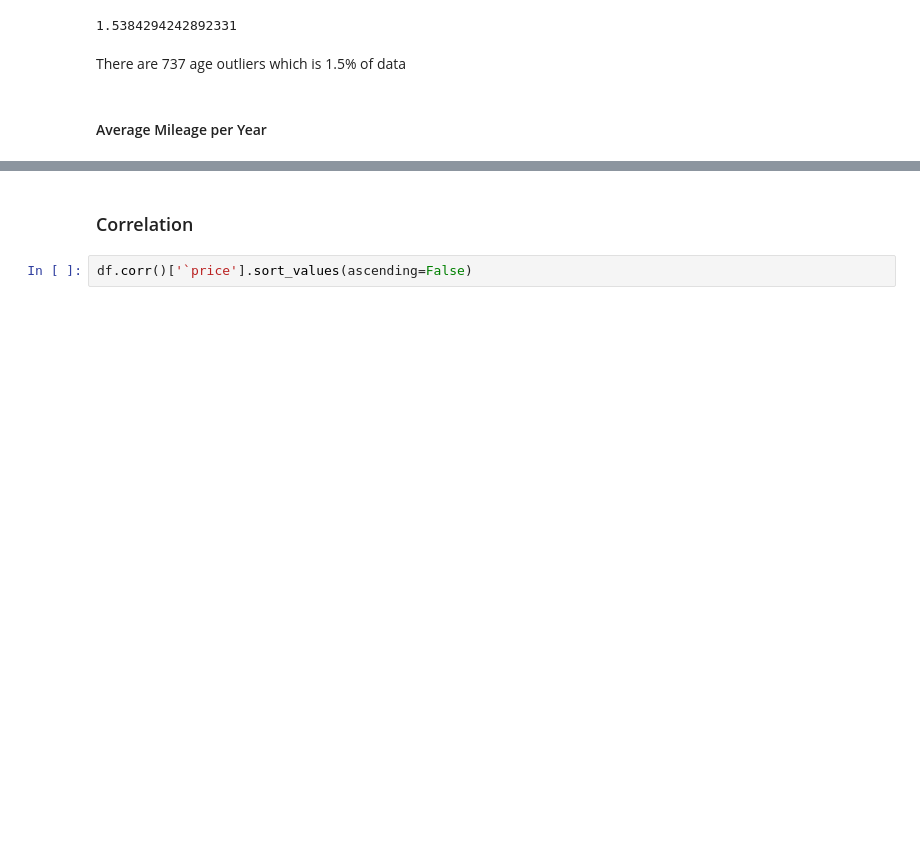
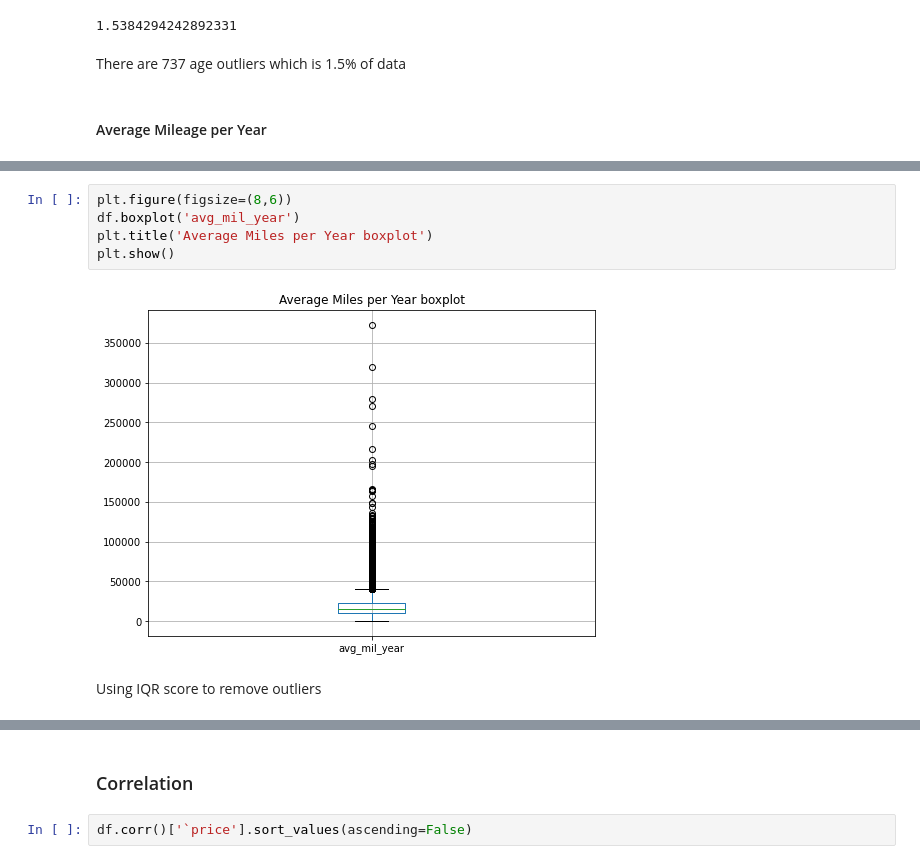
Before and after one commit to rainbowmoonlight/Yandex_Practicum_Projects, a Jupyter notebook: 02 Car Sales Ads Project/Car Sales Ads.ipynb, the cells around one changed output, grey strips where cells are left out. Saved outputs shown, nothing was run; the diff lists cells and outputs as text; blank space fills up the shorter version.

Commit message:
update EDA outliers car sales ads

```diff
--- a/02 Car Sales Ads Project/Car Sales Ads.ipynb
+++ b/02 Car Sales Ads Project/Car Sales Ads.ipynb
@@ -637,0 +640,9 @@ tbd
+# %%
+plt.figure(figsize=(8,6))
+df.boxplot('avg_mil_year')
+plt.title('Average Miles per Year boxplot')
+plt.show()
+# %% [output]
+[figure, added]
+# %% [markdown]
+Using IQR score to remove outliers
```
Also changed, not shown: parts of 24 cells of this notebook.
